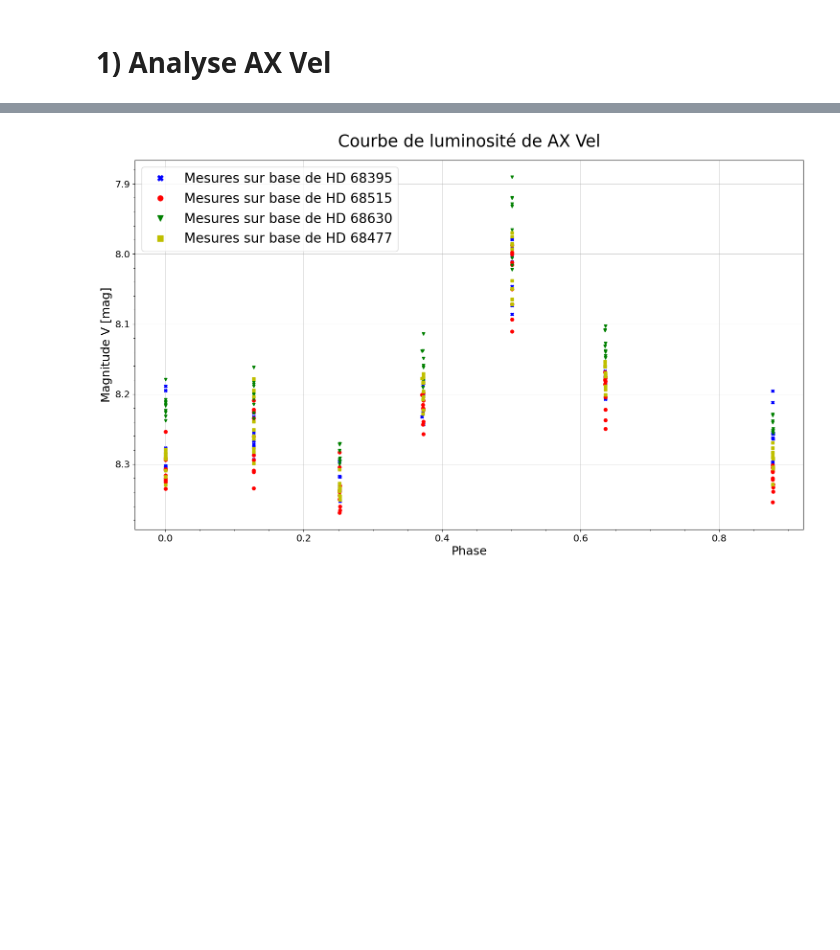
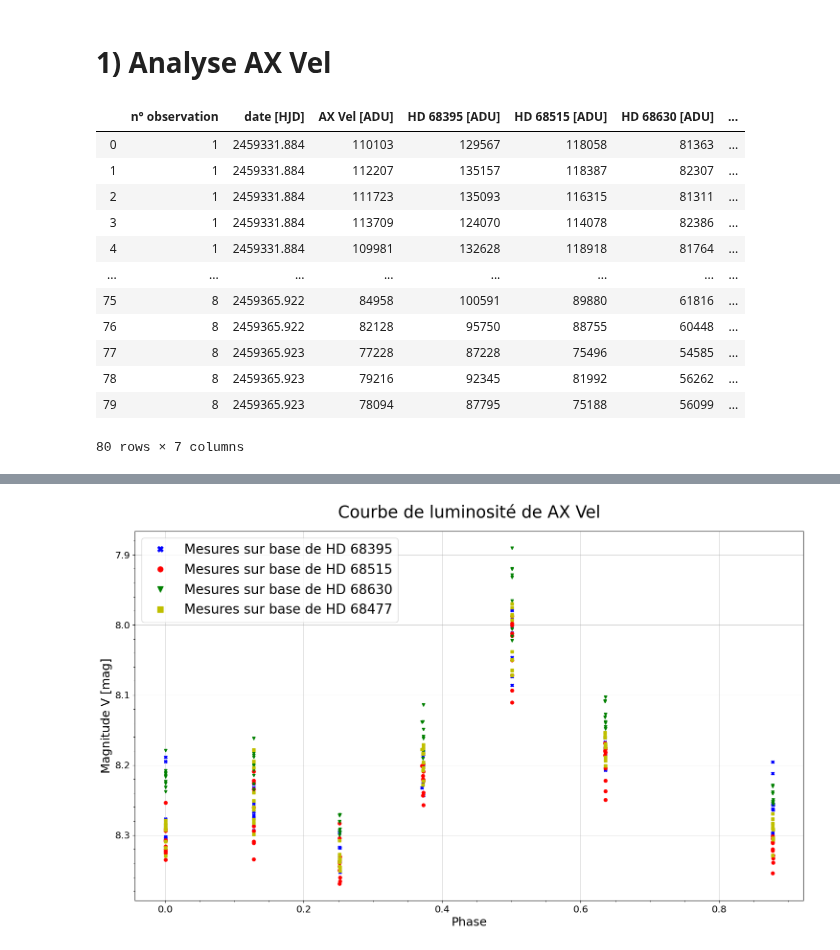
Before and after one commit to Blond-bay/analyse_data, a Jupyter notebook: AXVEL_photometry.ipynb, the cells around one changed output, grey strips where cells are left out. Saved outputs shown, nothing was run; the diff lists cells and outputs as text; code cells hidden in the pictures; blank space fills up the shorter version.

```diff
--- a/AXVEL_photometry.ipynb
+++ b/AXVEL_photometry.ipynb
@@ -87,5 +100,21 @@ results = pd.DataFrame({'date [HJD]' : date_mean,
                              'air mass [x masse zénithale]': air_mass["air mass [x masse d'air zenithale]"]
                             })
+# %%
+data_brut
+# %% [output]
+|  | n° observation | date [HJD] | AX Vel [ADU] | HD 68395 [ADU] | HD 68515 [ADU] | HD 68630 [ADU] | ... |
+| 0 | 1 | 2459331.884 | 110103 | 129567 | 118058 | 81363 | ... |
+| 1 | 1 | 2459331.884 | 112207 | 135157 | 118387 | 82307 | ... |
+| 2 | 1 | 2459331.884 | 111723 | 135093 | 116315 | 81311 | ... |
+| 3 | 1 | 2459331.884 | 113709 | 124070 | 114078 | 82386 | ... |
+| 4 | 1 | 2459331.884 | 109981 | 132628 | 118918 | 81764 | ... |
+| ... | ... | ... | ... | ... | ... | ... | ... |
+| 75 | 8 | 2459365.922 | 84958 | 100591 | 89880 | 61816 | ... |
+| 76 | 8 | 2459365.922 | 82128 | 95750 | 88755 | 60448 | ... |
+| 77 | 8 | 2459365.923 | 77228 | 87228 | 75496 | 54585 | ... |
+| 78 | 8 | 2459365.923 | 79216 | 92345 | 81992 | 56262 | ... |
+| 79 | 8 | 2459365.923 | 78094 | 87795 | 75188 | 56099 | ... |
+80 rows × 7 columns
 # %%
 results
 # %% [output]
```
Also changed, not shown: parts of 9 cells of this notebook, 7 other files.
